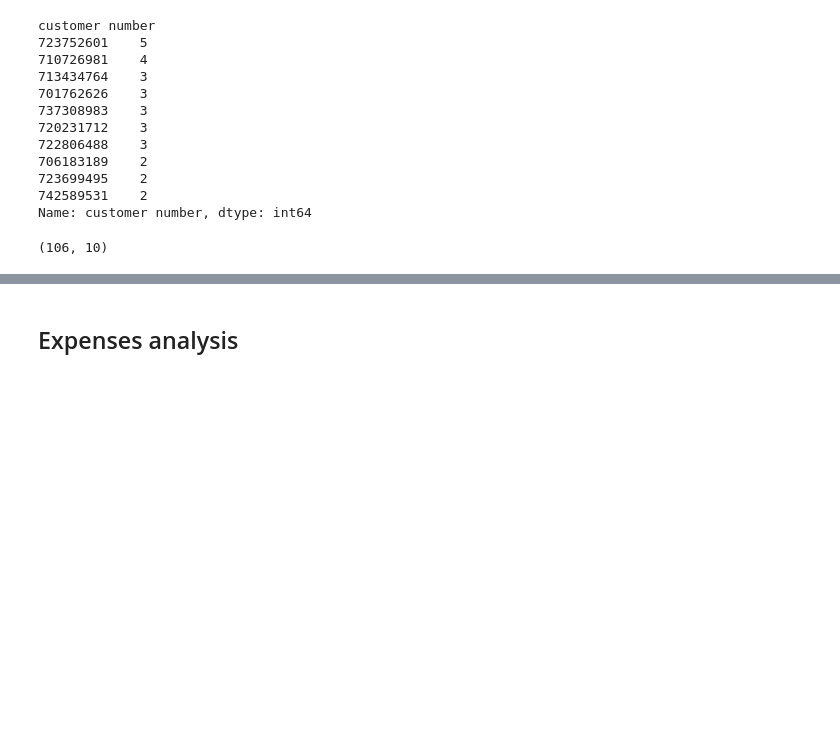
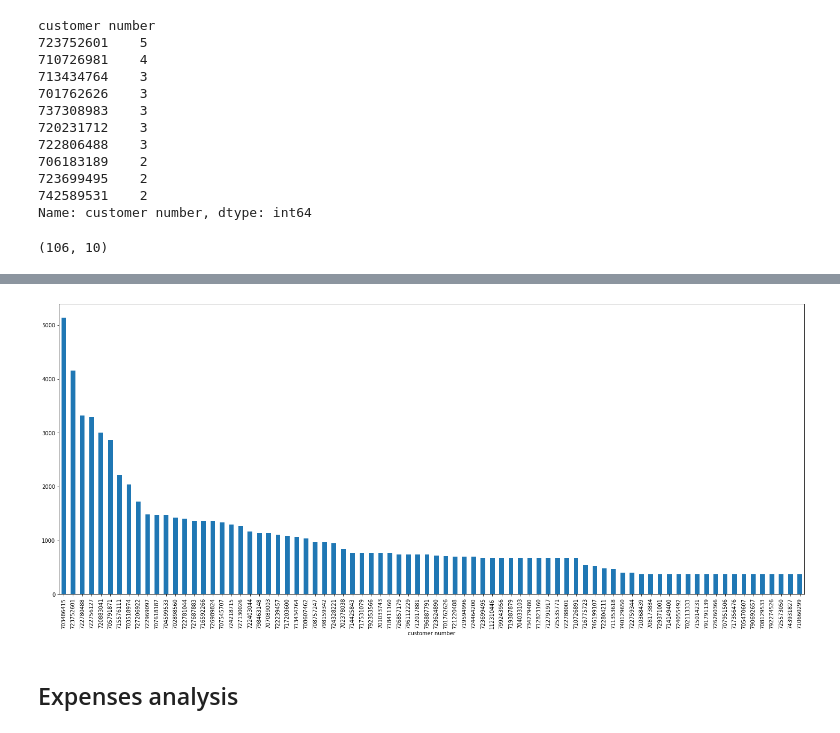
Before and after one commit to WambuguGichuki/roastnsizzle_month1-2_analysis, a Jupyter notebook: roastnsizzle_order_expenses_analysis.ipynb, the cells around one changed output, grey strips where cells are left out. Cells and saved outputs as stored; diff of their text form; code cells hidden in the pictures; blank space fills up the shorter version.

```diff
--- a/roastnsizzle_order_expenses_analysis.ipynb
+++ b/roastnsizzle_order_expenses_analysis.ipynb
@@ -179,3 +177,15 @@ Name: customer number, dtype: int64
+# %%
+plt.figure(figsize=(25,10))
+
+month2ord.groupby('customer number')['Total spent'].sum().sort_values(ascending=False).plot.bar()
+
+# plt.savefig('month2spend.png')
+
+# im = Image.open('month2spend.png')
+# rgb_im = im.convert('RGB')
+# rgb_im.save('month2spend.jpg','JPEG')
+# %% [output]
+[figure, added]
 # %%
 month2totalord = month2ord['Total spent'].sum()
 # %% [markdown]
```
Also changed, not shown: parts of 5 cells of this notebook.
